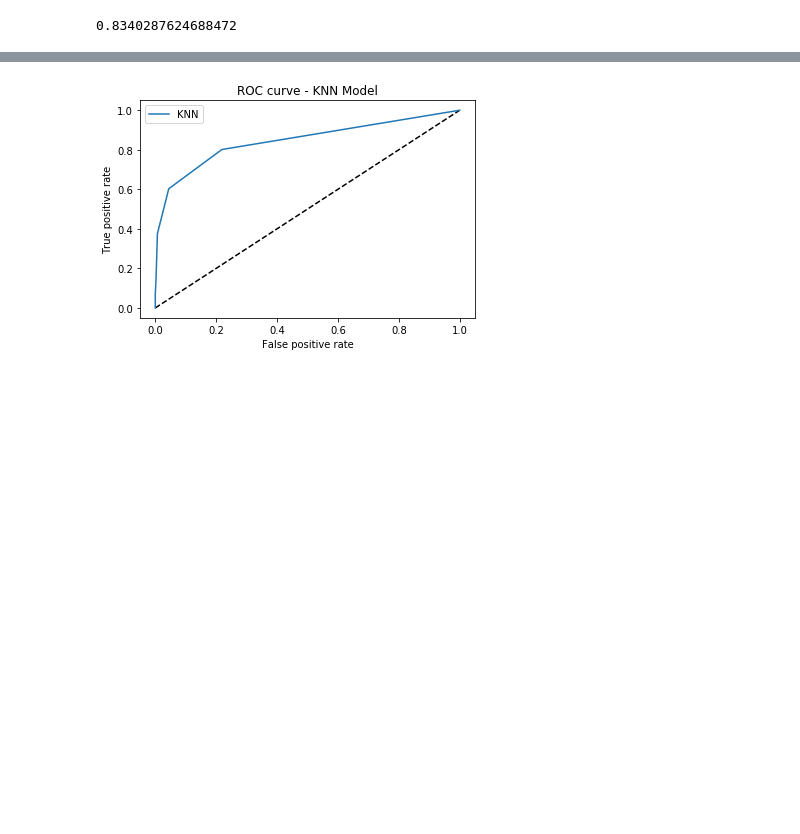
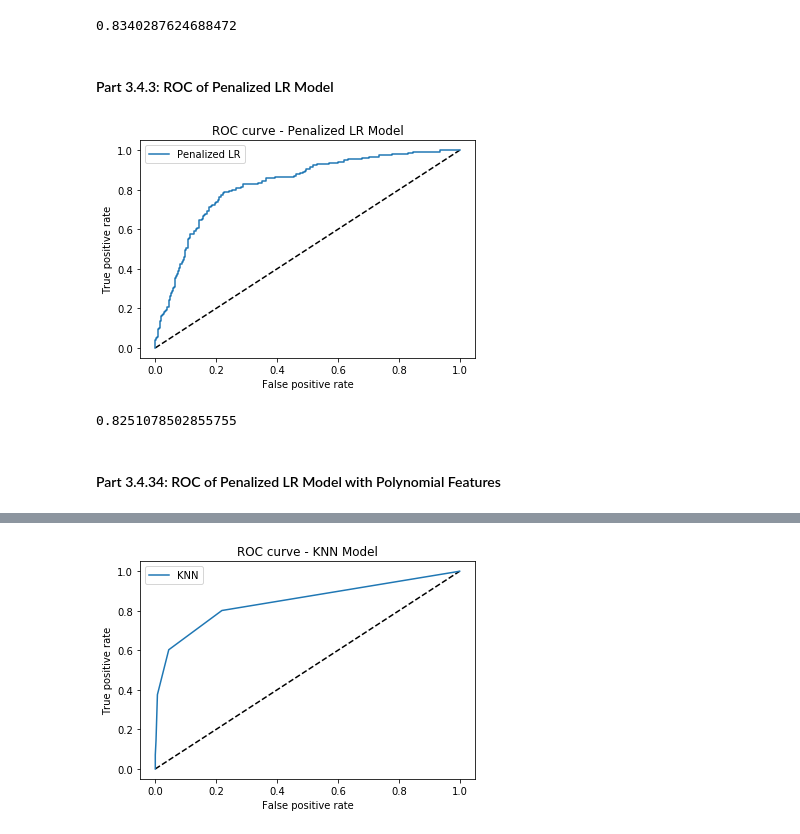
Before and after one commit to vendyliang/MachineLearningProjects, a Jupyter notebook: Telecommunication_User_Churn_Prediction.ipynb, the cells around one changed output, grey strips where cells are left out. Cells and saved outputs as stored; diff of their text form; code cells hidden in the pictures; blank space fills up the shorter version.

```diff
--- a/Telecommunication_User_Churn_Prediction.ipynb
+++ b/Telecommunication_User_Churn_Prediction.ipynb
@@ -510,3 +760,30 @@ plt.show()
 metrics.auc(fpr_lr, tpr_lr)
 # %% [output]
 0.8340287624688472
+# %% [markdown]
+#### Part 3.4.3: ROC of Penalized LR Model
+# %%
+from sklearn.metrics import roc_curve
+# Use predict_proba to get the probability results of Penalized Logistic Regression
+y_pred_proba_lrp = classifier_Grid_LR.predict_proba(X_test_std)[:, 1]
+fpr_lrp, tpr_lrp, _ = roc_curve(y_test, y_pred_proba_lrp)
+# %%
+# ROC Curve
+plt.figure(1)
+plt.plot([0, 1], [0, 1], 'k--')
+plt.plot(fpr_lrp, tpr_lrp, label='Penalized LR')
+plt.xlabel('False positive rate')
+plt.ylabel('True positive rate')
+plt.title('ROC curve - Penalized LR Model')
+plt.legend(loc='best')
+plt.show()
+# %% [output]
+[figure, added]
+# %%
+from sklearn import metrics
+# AUC score
+metrics.auc(fpr_lrp, tpr_lrp)
+# %% [output]
+0.8251078502855755
+# %% [markdown]
+#### Part 3.4.34: ROC of Penalized LR Model with Polynomial Features
```
Also changed, not shown: parts of 43 cells of this notebook.
